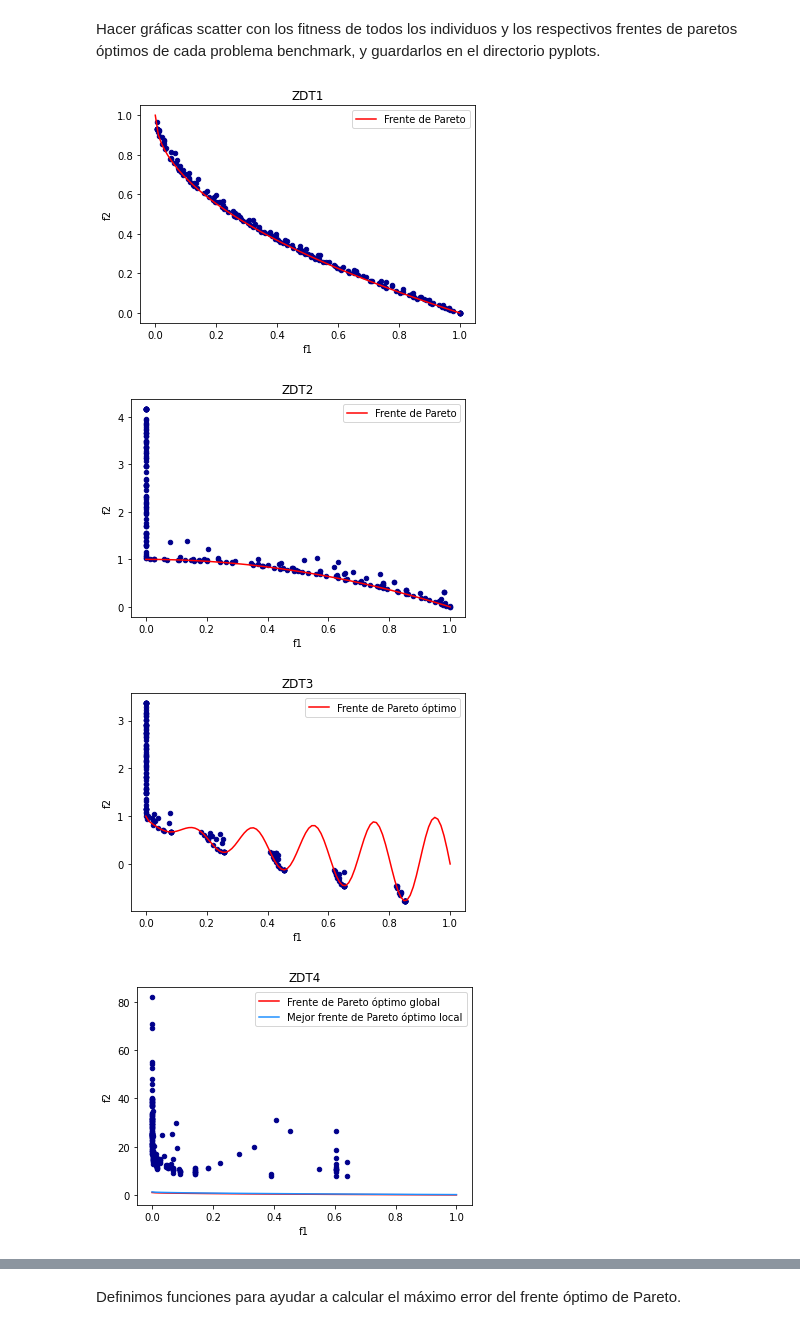
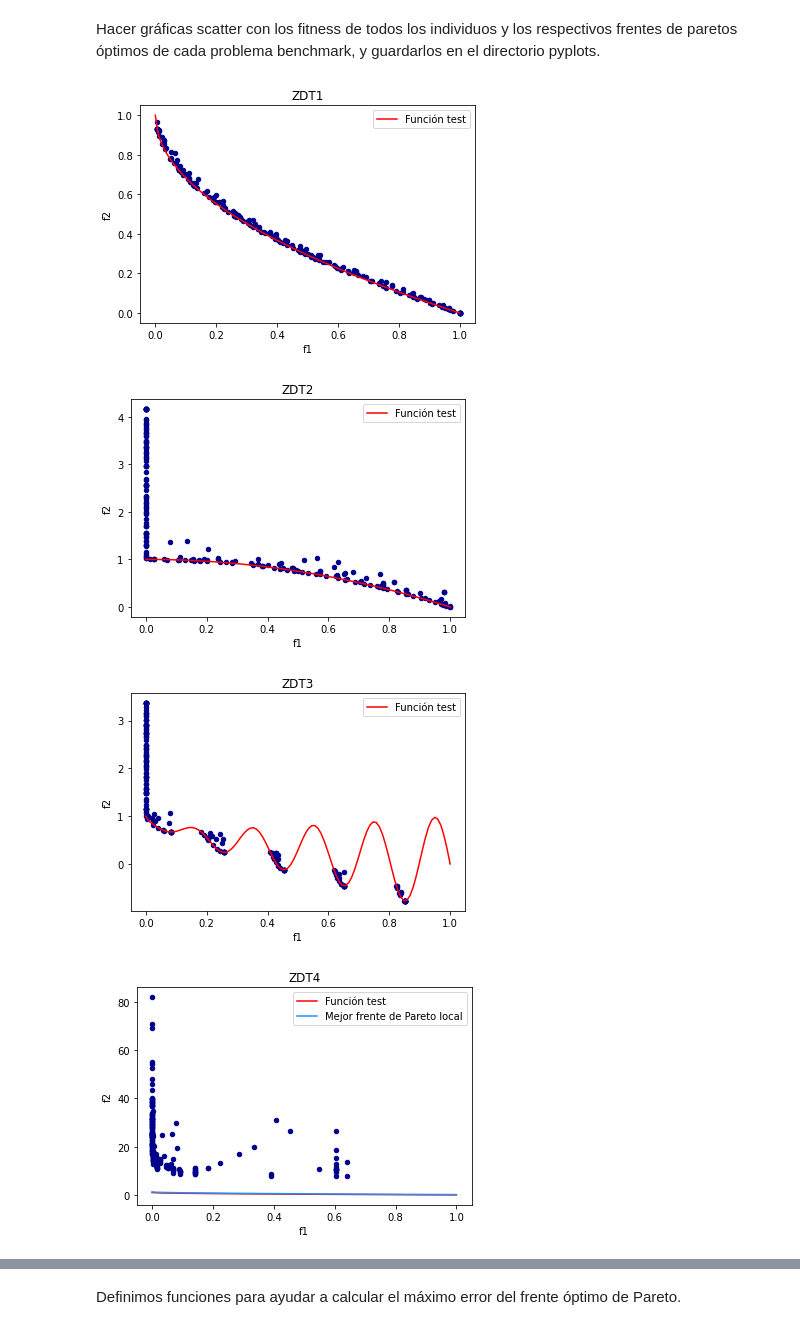
Before and after one commit to alestarbucks/zdt-moga, a Jupyter notebook: moga_processing.ipynb, the cells around one changed output, grey strips where cells are left out. Drawn from its saved outputs; the diff is of its cells as text; code cells hidden in the pictures.

```diff
--- a/moga_processing.ipynb
+++ b/moga_processing.ipynb
@@ -16,12 +16,12 @@ df1.plot.scatter(x='f1', y='f2', c='DarkBlue')
 
 x=np.linspace(0,1,100)
 y=1-np.power(x,0.5)
-plt.plot(x,y,'r',label='Frente de Pareto')
+plt.plot(x,y,'r',label='Función test')
 plt.legend()
 plt.title('ZDT1')
 plt.savefig('pyplots/ZDT1',dpi=300)
 # %% [output]
-[figure, old version]
+[figure, new version]
 # %%
 df2 = pd.read_csv('csvs/scores2.csv', header=None)
 df2.columns = ['f1','f2']
@@ -29,12 +29,12 @@ df2.plot.scatter(x='f1', y='f2', c='DarkBlue')
 
 x=np.linspace(0,1,100)
 y=1-np.power(x,2)
-plt.plot(x,y,'r',label='Frente de Pareto')
+plt.plot(x,y,'r',label='Función test')
 plt.legend()
 plt.title('ZDT2')
 plt.savefig('pyplots/ZDT2',dpi=300)
 # %% [output]
-[figure, old version]
+[figure, new version]
 # %%
 df3 = pd.read_csv('csvs/scores3.csv', header=None)
 df3.columns = ['f1','f2']
@@ -42,27 +42,27 @@ df3.plot.scatter(x='f1', y='f2', c='DarkBlue')
 
 x=np.linspace(0,1,100)
 y=1-np.power(x,0.5)-(x*np.sin(10*math.pi*x))
-plt.plot(x,y,'r',label='Frente de Pareto óptimo')
+plt.plot(x,y,'r',label='Función test')
 plt.legend()
 plt.title('ZDT3')
 plt.savefig('pyplots/ZDT3',dpi=300)
 # %% [output]
-[figure, old version]
+[figure, new version]
 # %%
 df4 = pd.read_csv('csvs/scores4.csv', header=None)
 df4.columns = ['f1','f2']
 df4.plot.scatter(x='f1', y='f2', c='DarkBlue')
 
 x=np.linspace(0,1,100)
 y=1-np.power(x,0.5)
-plt.plot(x,y,'r',label='Frente de Pareto óptimo global')
+plt.plot(x,y,'r',label='Función test')
 y=1.25*(1-np.power(x/1.25,0.5))
-plt.plot(x,y,'dodgerblue',label='Mejor frente de Pareto óptimo local')
+plt.plot(x,y,'dodgerblue',label='Mejor frente de Pareto local')
 plt.legend()
 plt.title('ZDT4')
 plt.savefig('pyplots/ZDT4',dpi=300)
 # %% [output]
-[figure, old version]
+[figure, new version]
 # %%
 df5 = pd.read_csv('csvs/scores5.csv', header=None)
 df5.columns = ['f1','f2']
```
Also changed, not shown: parts of 7 cells of this notebook, 6 other files.
